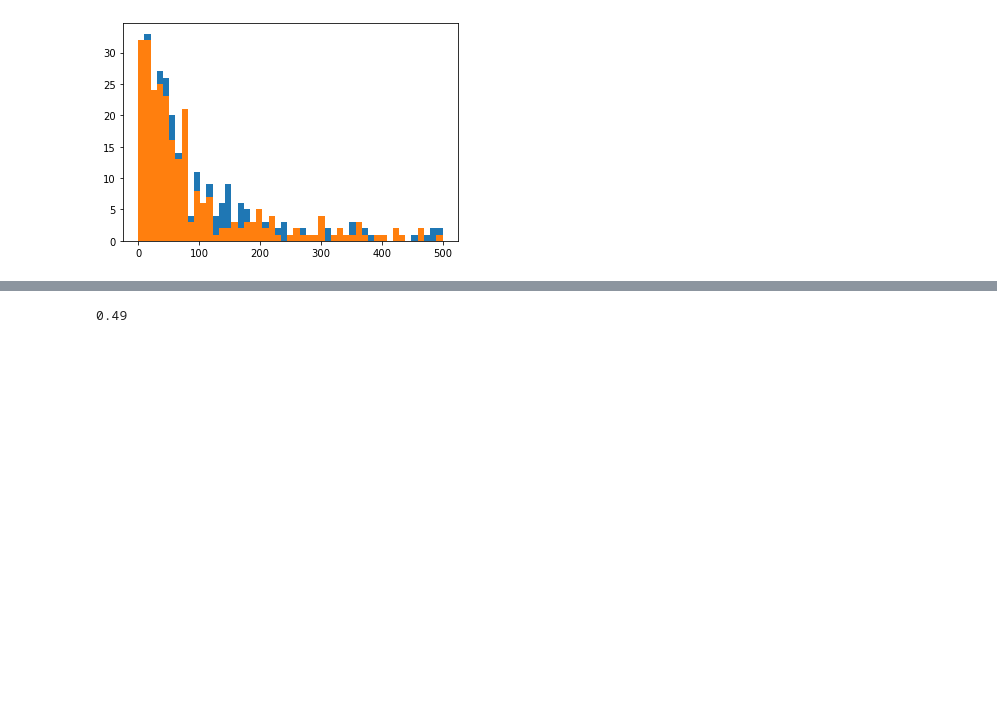
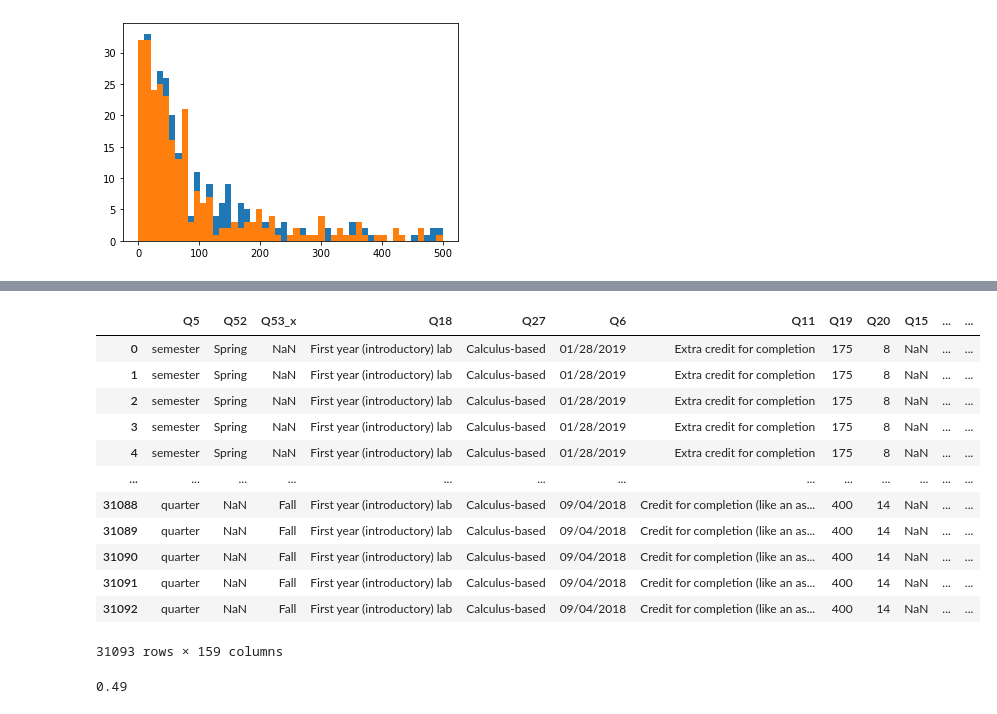
Before and after one commit to Lewandowski-Labs-PER/eclass-public, a Jupyter notebook: summary statistics.ipynb, the cells around one changed output, grey strips where cells are left out. Drawn from its saved outputs; the diff is of its cells as text; code cells hidden in the pictures; blank space fills up the shorter version.

```diff
--- a/summary statistics.ipynb
+++ b/summary statistics.ipynb
@@ -197,3 +245,19 @@ post19[(post19['Q18']=='First year (introductory) lab')].post_cnt.hist(bins=np.l
+# %%
+cis.merge(post, on=['ResponseId'])
+# %% [output]
+|  | Q5 | Q52 | Q53_x | Q18 | Q27 | Q6 | Q11 | Q19 | Q20 | Q15 | ... | ... |
+| 0 | semester | Spring | NaN | First year (introductory) lab | Calculus-based | 01/28/2019 | Extra credit for completion | 175 | 8 | NaN | ... | ... |
+| 1 | semester | Spring | NaN | First year (introductory) lab | Calculus-based | 01/28/2019 | Extra credit for completion | 175 | 8 | NaN | ... | ... |
+| 2 | semester | Spring | NaN | First year (introductory) lab | Calculus-based | 01/28/2019 | Extra credit for completion | 175 | 8 | NaN | ... | ... |
+| 3 | semester | Spring | NaN | First year (introductory) lab | Calculus-based | 01/28/2019 | Extra credit for completion | 175 | 8 | NaN | ... | ... |
+| 4 | semester | Spring | NaN | First year (introductory) lab | Calculus-based | 01/28/2019 | Extra credit for completion | 175 | 8 | NaN | ... | ... |
+| ... | ... | ... | ... | ... | ... | ... | ... | ... | ... | ... | ... | ... |
+| 31088 | quarter | NaN | Fall | First year (introductory) lab | Calculus-based | 09/04/2018 | Credit for completion (like an as... | 400 | 14 | NaN | ... | ... |
+| 31089 | quarter | NaN | Fall | First year (introductory) lab | Calculus-based | 09/04/2018 | Credit for completion (like an as... | 400 | 14 | NaN | ... | ... |
+| 31090 | quarter | NaN | Fall | First year (introductory) lab | Calculus-based | 09/04/2018 | Credit for completion (like an as... | 400 | 14 | NaN | ... | ... |
+| 31091 | quarter | NaN | Fall | First year (introductory) lab | Calculus-based | 09/04/2018 | Credit for completion (like an as... | 400 | 14 | NaN | ... | ... |
+| 31092 | quarter | NaN | Fall | First year (introductory) lab | Calculus-based | 09/04/2018 | Credit for completion (like an as... | 400 | 14 | NaN | ... | ... |
+31093 rows × 159 columns
 # %%
 matched_cnt = pre.set_index('anon_student_id').join(post.set_index('anon_student_id'), rsuffix='_post').dropna(subset=['q01a', 'q01a_post']).groupby('survey_id').count().duration.reset_index()
 matched_cnt.columns = ['pre_survey_id', 'cnt']
```
Also changed, not shown: parts of 3 cells of this notebook.
